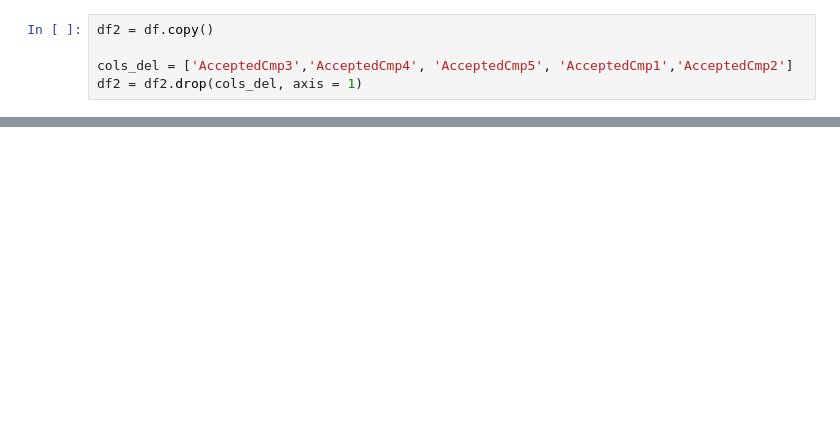
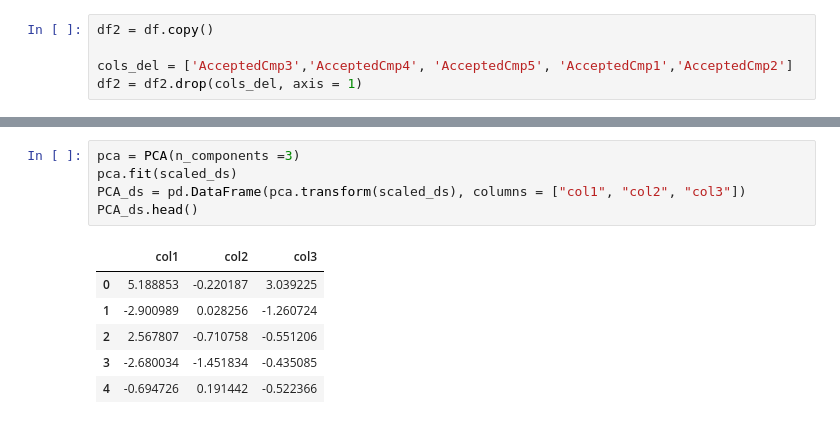
Before and after one commit to Felipe-dscarvalho/Felipe-dscarvalho, a Jupyter notebook: Customer_segmentation_Kmeans_PCA.ipynb, the cells around one changed output, grey strips where cells are left out. Drawn from its saved outputs; the diff is of its cells as text; blank space fills up the shorter version.

```diff
--- a/Customer_segmentation_Kmeans_PCA.ipynb
+++ b/Customer_segmentation_Kmeans_PCA.ipynb
@@ -314,0 +340,12 @@ df2 = df2.drop(cols_del, axis = 1)
+# %%
+pca = PCA(n_components =3)
+pca.fit(scaled_ds)
+PCA_ds = pd.DataFrame(pca.transform(scaled_ds), columns = ["col1", "col2", "col3"])
+PCA_ds.head()
+# %% [output]
+|  | col1 | col2 | col3 |
+| 0 | 5.188853 | -0.220187 | 3.039225 |
+| 1 | -2.900989 | 0.028256 | -1.260724 |
+| 2 | 2.567807 | -0.710758 | -0.551206 |
+| 3 | -2.680034 | -1.451834 | -0.435085 |
+| 4 | -0.694726 | 0.191442 | -0.522366 |
```
Also changed, not shown: parts of 9 cells of this notebook.
